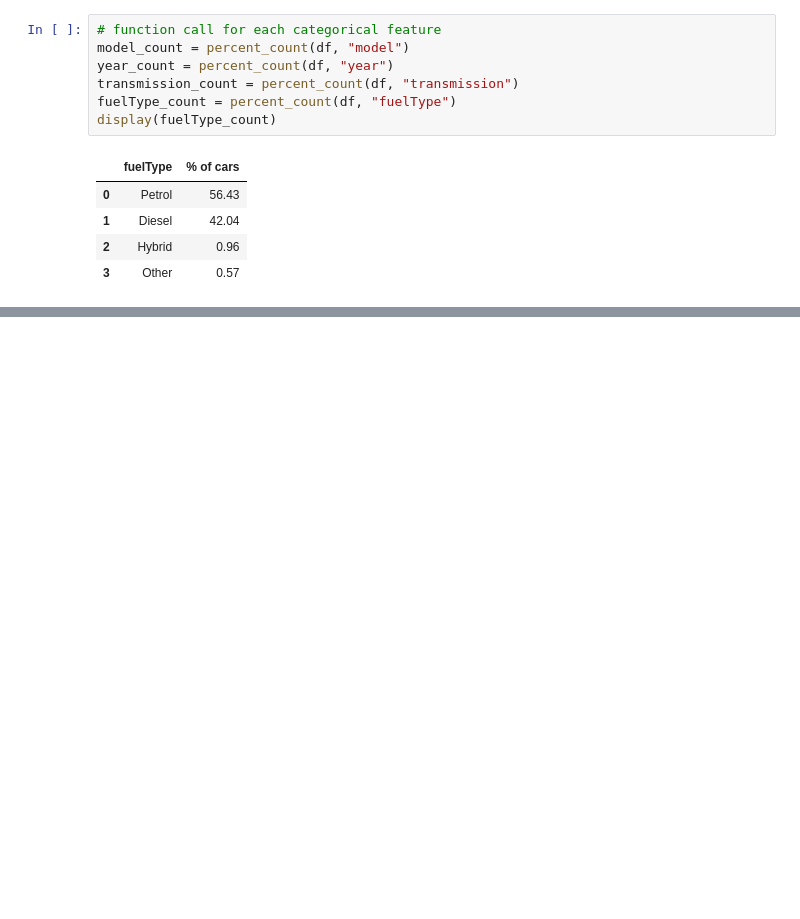
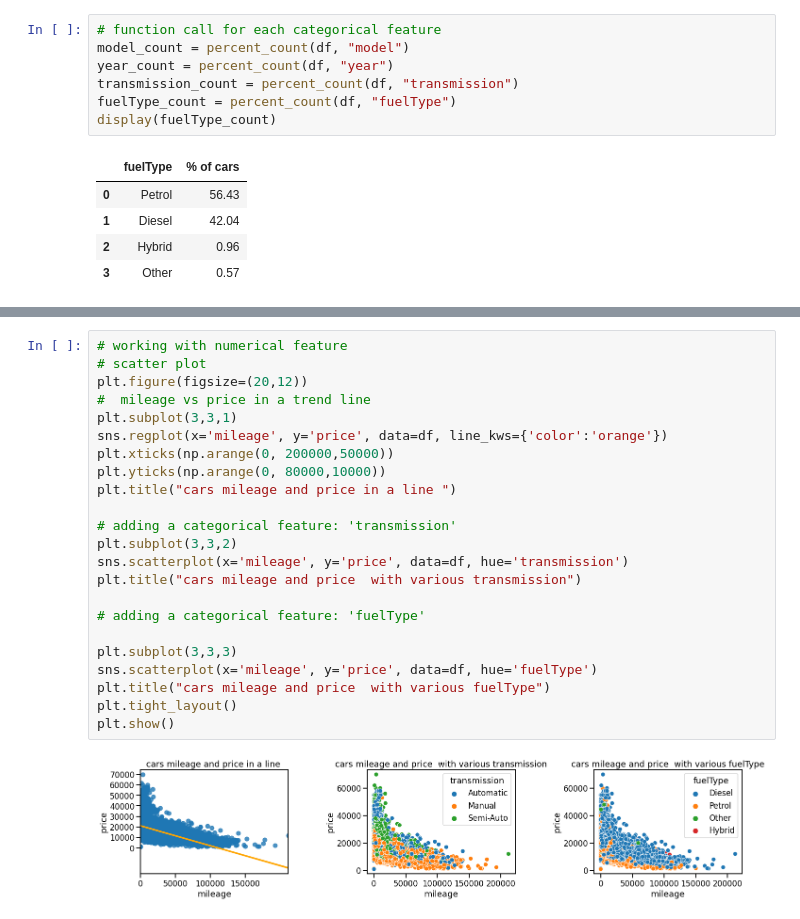
Before and after one commit to zim10/VW-used-car-analysis, a Jupyter notebook: VW_used_car_EDA.ipynb, the cells around one changed output, grey strips where cells are left out. Drawn from its saved outputs; the diff is of its cells as text; blank space fills up the shorter version.

```diff
--- a/VW_used_car_EDA.ipynb
+++ b/VW_used_car_EDA.ipynb
@@ -339,0 +188,25 @@ plt.show()
+# %%
+# working with numerical feature
+# scatter plot
+plt.figure(figsize=(20,12))
+#  mileage vs price in a trend line
+plt.subplot(3,3,1)
+sns.regplot(x='mileage', y='price', data=df, line_kws={'color':'orange'})
+plt.xticks(np.arange(0, 200000,50000))
+plt.yticks(np.arange(0, 80000,10000))
+plt.title("cars mileage and price in a line ")
+
+# adding a categorical feature: 'transmission'
+plt.subplot(3,3,2)
+sns.scatterplot(x='mileage', y='price', data=df, hue='transmission')
+plt.title("cars mileage and price  with various transmission")
+
+# adding a categorical feature: 'fuelType'
+
+plt.subplot(3,3,3)
+sns.scatterplot(x='mileage', y='price', data=df, hue='fuelType')
+plt.title("cars mileage and price  with various fuelType")
+plt.tight_layout()
+plt.show()
+# %% [output]
+[figure, added]
```
Also changed, not shown: parts of 50 cells of this notebook.
